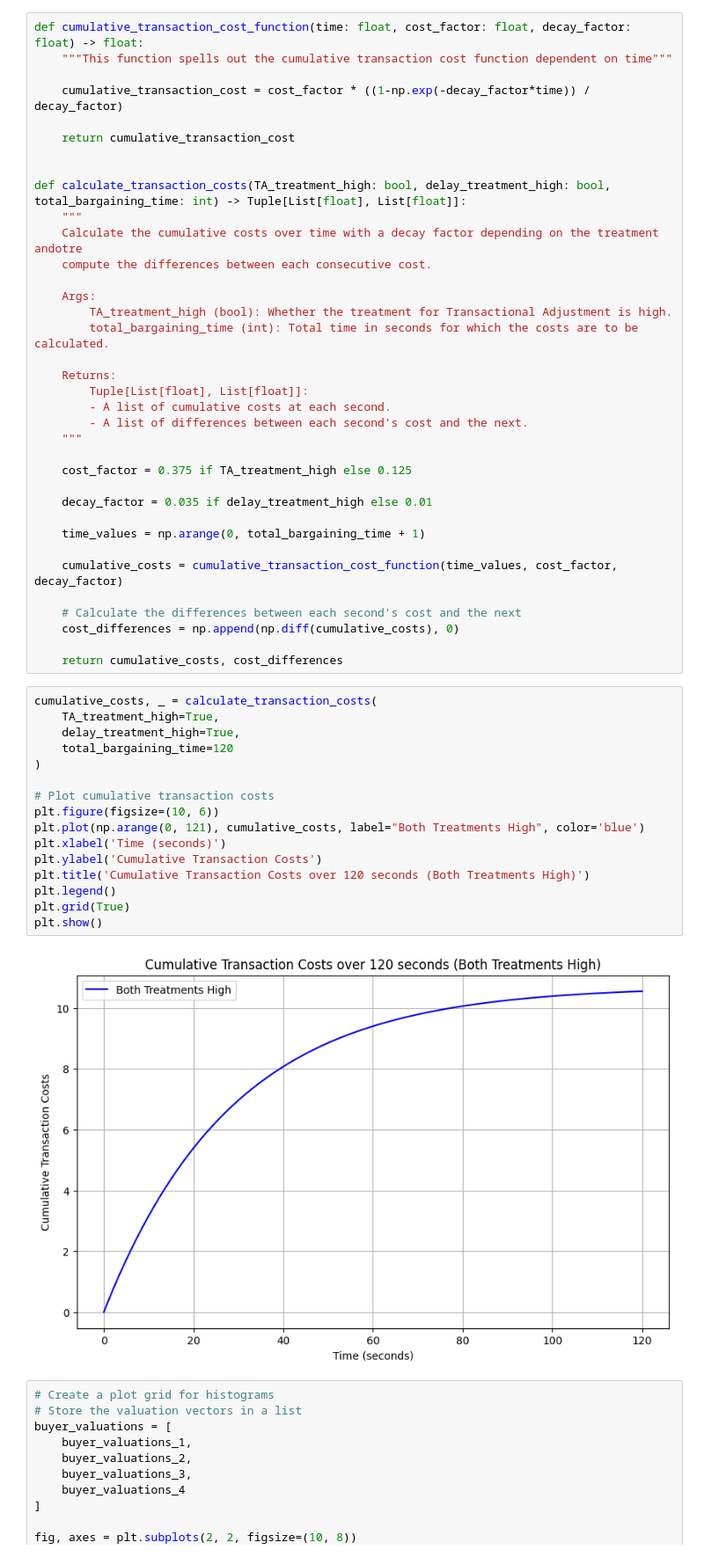
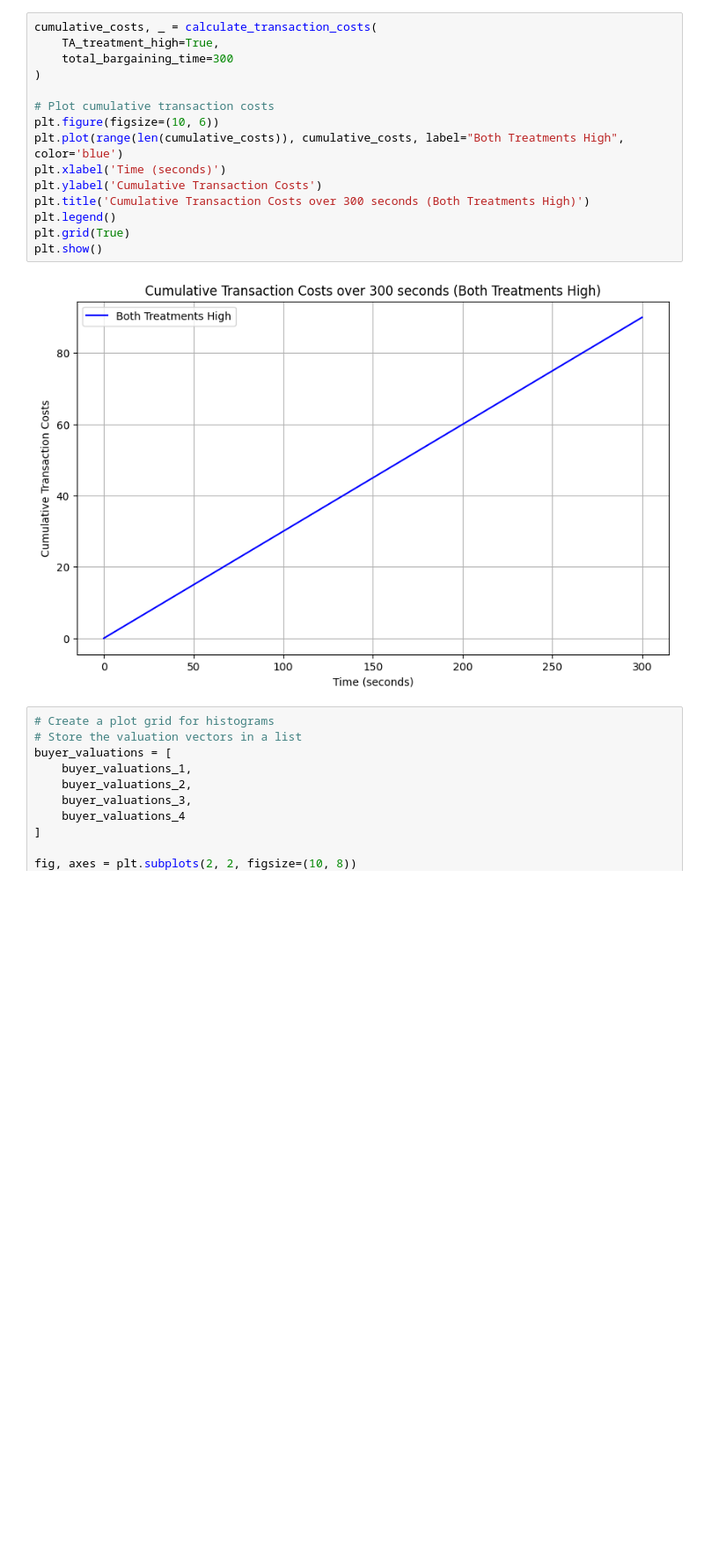
Before and after one commit to NicolasRoever/bargaining_experiment, a Jupyter notebook: sandbox.ipynb, the cells around one changed output. Shown: that part at 88% size. Saved outputs shown, nothing was run; the diff lists cells and outputs as text; blank space fills up the shorter version.

```diff
--- a/sandbox.ipynb
+++ b/sandbox.ipynb
@@ -19,57 +8,20 @@ plt.show()
-# %%
-def cumulative_transaction_cost_function(time: float, cost_factor: float, decay_factor: float) -> float:
-    """This function spells out the cumulative transaction cost function dependent on time"""
-
-    cumulative_transaction_cost = cost_factor * ((1-np.exp(-decay_factor*time)) / decay_factor)
-
-    return cumulative_transaction_cost
-
-
-def calculate_transaction_costs(TA_treatment_high: bool, delay_treatment_high: bool, total_bargaining_time: int) -> Tuple[List[float], List[float]]:
-    """
-    Calculate the cumulative costs over time with a decay factor depending on the treatment andotre
-    compute the differences between each consecutive cost.
-
-    Args:
-        TA_treatment_high (bool): Whether the treatment for Transactional Adjustment is high.
-        total_bargaining_time (int): Total time in seconds for which the costs are to be calculated.
-
-    Returns:
-        Tuple[List[float], List[float]]:
-        - A list of cumulative costs at each second.
-        - A list of differences between each second's cost and the next.
-    """
-
-    cost_factor = 0.375 if TA_treatment_high else 0.125
-
-    decay_factor = 0.035 if delay_treatment_high else 0.01
-
-    time_values = np.arange(0, total_bargaining_time + 1)
-
-    cumulative_costs = cumulative_transaction_cost_function(time_values, cost_factor, decay_factor)
-
-    # Calculate the differences between each second's cost and the next
-    cost_differences = np.append(np.diff(cumulative_costs), 0)
-
-    return cumulative_costs, cost_differences
 # %%
 cumulative_costs, _ = calculate_transaction_costs(
     TA_treatment_high=True,
-    delay_treatment_high=True,
-    total_bargaining_time=120
+    total_bargaining_time=300
 )
 
 # Plot cumulative transaction costs
 plt.figure(figsize=(10, 6))
-plt.plot(np.arange(0, 121), cumulative_costs, label="Both Treatments High", color='blue')
+plt.plot(range(len(cumulative_costs)), cumulative_costs, label="Both Treatments High", color='blue')
 plt.xlabel('Time (seconds)')
 plt.ylabel('Cumulative Transaction Costs')
-plt.title('Cumulative Transaction Costs over 120 seconds (Both Treatments High)')
+plt.title('Cumulative Transaction Costs over 300 seconds (Both Treatments High)')
 plt.legend()
 plt.grid(True)
 plt.show()
 # %% [output]
-[figure, old version]
+[figure, new version]
 # %%
 # Create a plot grid for histograms
 # Store the valuation vectors in a list
```
Also changed, not shown: parts of 3 cells of this notebook, 4 other files.
